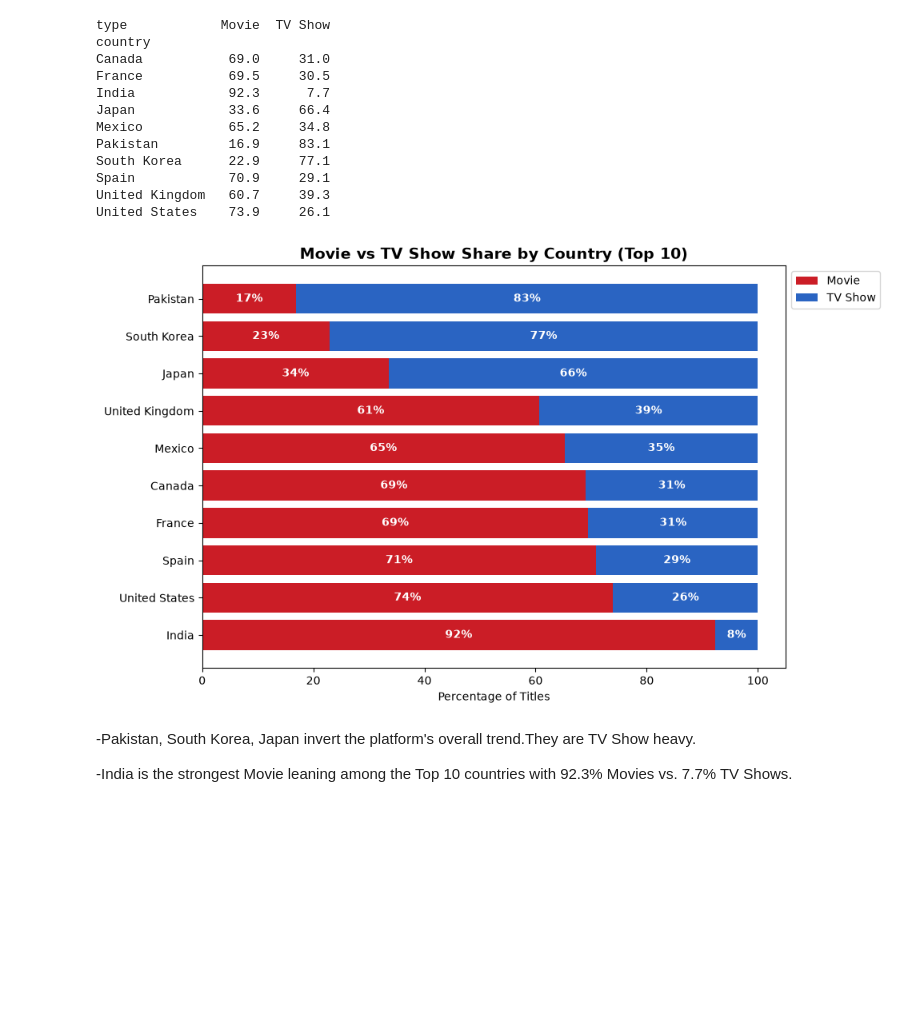
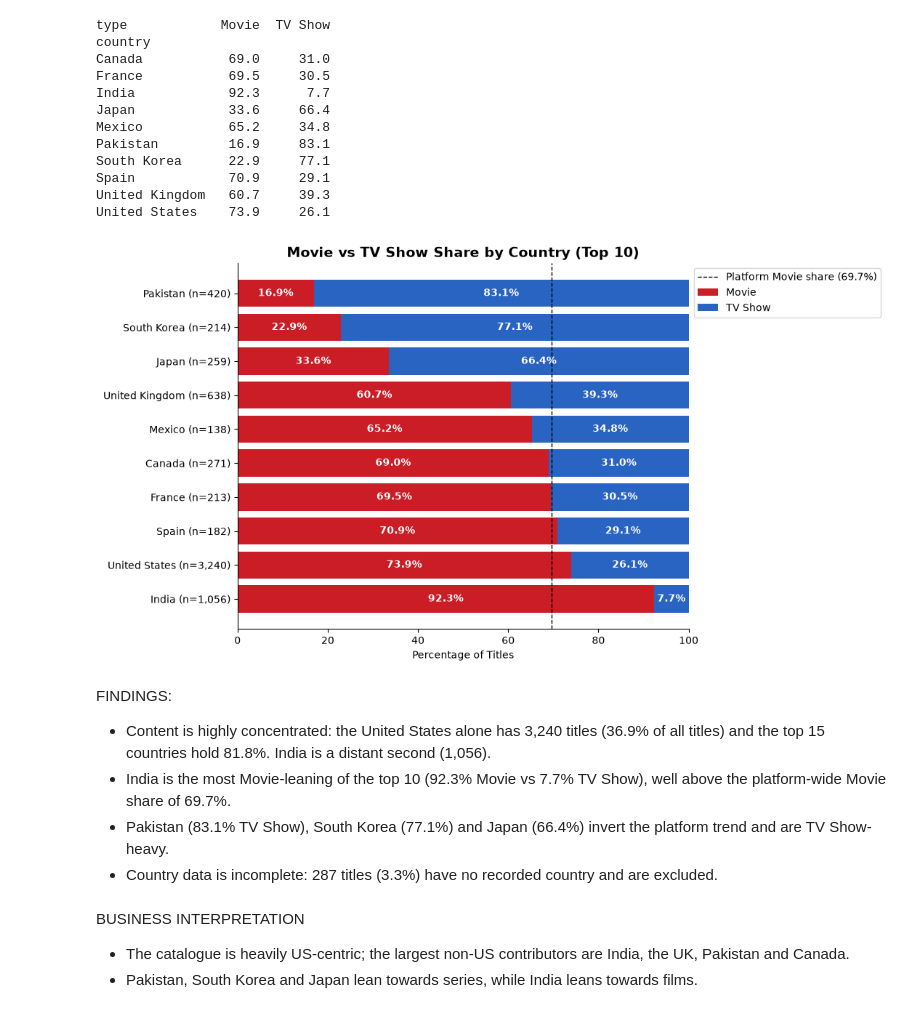
Before and after one commit to Muskan-Shivdasani/netflix-data-analytics-python, a Jupyter notebook: notebooks/03_country_analysis.ipynb, the cells around one changed output. Drawn from its saved outputs; the diff is of its cells as text; code cells hidden in the pictures; blank space fills up the shorter version.

Commit message:
Update Task 1 to Task 4 notebooks and README

```diff
--- a/notebooks/03_country_analysis.ipynb
+++ b/notebooks/03_country_analysis.ipynb
@@ -100,17 +126,17 @@ plt.show()
 # %%
-# Configuration for removing outlier(US) from the list
+# Chart 2: Same ranking without US (the outlier)
 
 top_countries_noUS = top_countries.drop('United States')  # Excluding Outlier
 
-plt.figure(figsize=(10, 6))
-sbn.barplot(x=top_countries_noUS.values, y=top_countries_noUS.index,
-            hue=top_countries_noUS.index, palette='Blues_r', legend=False)
-plt.title('Top Content-Producing Countries (Excluding United States)', fontsize=14, fontweight='bold')
-plt.xlabel('Number of Titles')
-plt.ylabel('Country')
+fig, ax = plt.subplots(figsize=(10, 6))
+sns.barplot(x=top_countries_noUS.values, y=top_countries_noUS.index, color= '#2a64c2', ax=ax)
 
-for i, v in enumerate(top_countries_noUS.values):
-    plt.text(v + 5, i, str(v), va='center', fontweight='bold')
+ax.set_title('Top Content-Producing Countries (Excluding United States)', fontsize=14, fontweight='bold')
+ax.set_xlabel('Number of Titles')
+ax.set_ylabel('Country')
+ax.bar_label(ax.containers[0], fmt='{:,.0f}', fontweight='bold', padding=3)
+ax.set_xlim(0, top_countries_noUS.max() * 1.1)
+sns.despine(ax=ax)
 
 plt.tight_layout()
 plt.savefig('../screenshots/Task3_02.top_countries_excl_us.png', dpi=300, bbox_inches='tight')
@@ -161,28 +188,52 @@ Spain            70.9     29.1
 United Kingdom   60.7     39.3
 United States    73.9     26.1
 # %%
+# Chart 3: Stacked horizontal bar of Movie vs TV Show share
+color_map = {'Movie': '#CB1D26', 'TV Show': '#2a64c2'}  # Same palette as Task 2 to ensure consistency
+
+
 # sort by TV Show % so the chart reads as a gradient from most Movie-heavy to most TV-heavy
 sorted_data = country_type_percent.sort_values('TV Show')
+totals = country_type_breakdown.sum(axis=1)
 
-fig, ax = plt.subplots(figsize=(10, 6))
-ax.barh(sorted_data.index, sorted_data['Movie'], color='#CB1D26', label='Movie')
-ax.barh(sorted_data.index, sorted_data['TV Show'], left=sorted_data['Movie'], color='#2a64c2', label='TV Show')
+y_labels = [f"{c} (n={totals[c]:,})" for c in sorted_data.index]
+
+
+fig, ax = plt.subplots(figsize=(11, 6))
+ax.barh(y_labels, sorted_data['Movie'], color= color_map['Movie'], label='Movie')
+ax.barh(y_labels, sorted_data['TV Show'], left=sorted_data['Movie'], color=color_map['TV Show'], label='TV Show')
+
+
+#Platform-wide Movie share as a reference line: shows who deviates from the baseline
+platform_movie_share = (df['type'] == 'Movie').mean() * 100
+ax.axvline(platform_movie_share, color='black', linestyle='--', linewidth=1, label=f'Platform Movie share ({platform_movie_share:.1f}%)')
+
 
 ax.set_title('Movie vs TV Show Share by Country (Top 10)', fontsize=14, fontweight='bold')
 ax.set_xlabel('Percentage of Titles')
+ax.set_xlim(0, 100)
 ax.legend(loc='upper left', bbox_to_anchor=(1.0, 1.0))
+
 
 # label each segment with its percentage
 for i, (movie_pct, tv_pct) in enumerate(zip(sorted_data['Movie'], sorted_data['TV Show'])):
-    ax.text(movie_pct / 2, i, f'{movie_pct:.0f}%', va='center', ha='center', fontweight='bold', color='white')
-    ax.text(movie_pct + tv_pct / 2, i, f'{tv_pct:.0f}%', va='center', ha='center', fontweight='bold', color='white')
+    ax.text(movie_pct / 2, i, f'{movie_pct:.1f}%', va='center', ha='center', fontweight='bold', color='white')
+    ax.text(movie_pct + tv_pct / 2, i, f'{tv_pct:.1f}%', va='center', ha='center', fontweight='bold', color='white')
 
+
+sns.despine(ax=ax)
 plt.tight_layout()
 plt.savefig('../screenshots/Task3_03.movie_tv_share_by_country.png', dpi=300, bbox_inches='tight')
 plt.show()
 # %% [output]
-[figure, old version]
+[figure, new version]
-# %% [markdown]
--Pakistan, South Korea, Japan invert the platform's overall trend.They are TV Show heavy.
-
--India is the strongest Movie leaning among the Top 10 countries with 92.3% Movies vs. 7.7% TV Shows.
+# %% [markdown]
+FINDINGS:
+- Content is highly concentrated: the United States alone has 3,240 titles (36.9% of all titles) and the top 15 countries hold 81.8%. India is a distant second (1,056).
+- India is the most Movie-leaning of the top 10 (92.3% Movie vs 7.7% TV Show), well above the platform-wide Movie share of 69.7%.
+- Pakistan (83.1% TV Show), South Korea (77.1%) and Japan (66.4%) invert the platform trend and are TV Show-heavy.
+- Country data is incomplete: 287 titles (3.3%) have no recorded country and are excluded.
+# %% [markdown]
+BUSINESS INTERPRETATION
+- The catalogue is heavily US-centric; the largest non-US contributors are India, the UK, Pakistan and Canada.
+- Pakistan, South Korea and Japan lean towards series, while India leans towards films.
```
Also changed, not shown: parts of 13 cells of this notebook, 15 other files.
